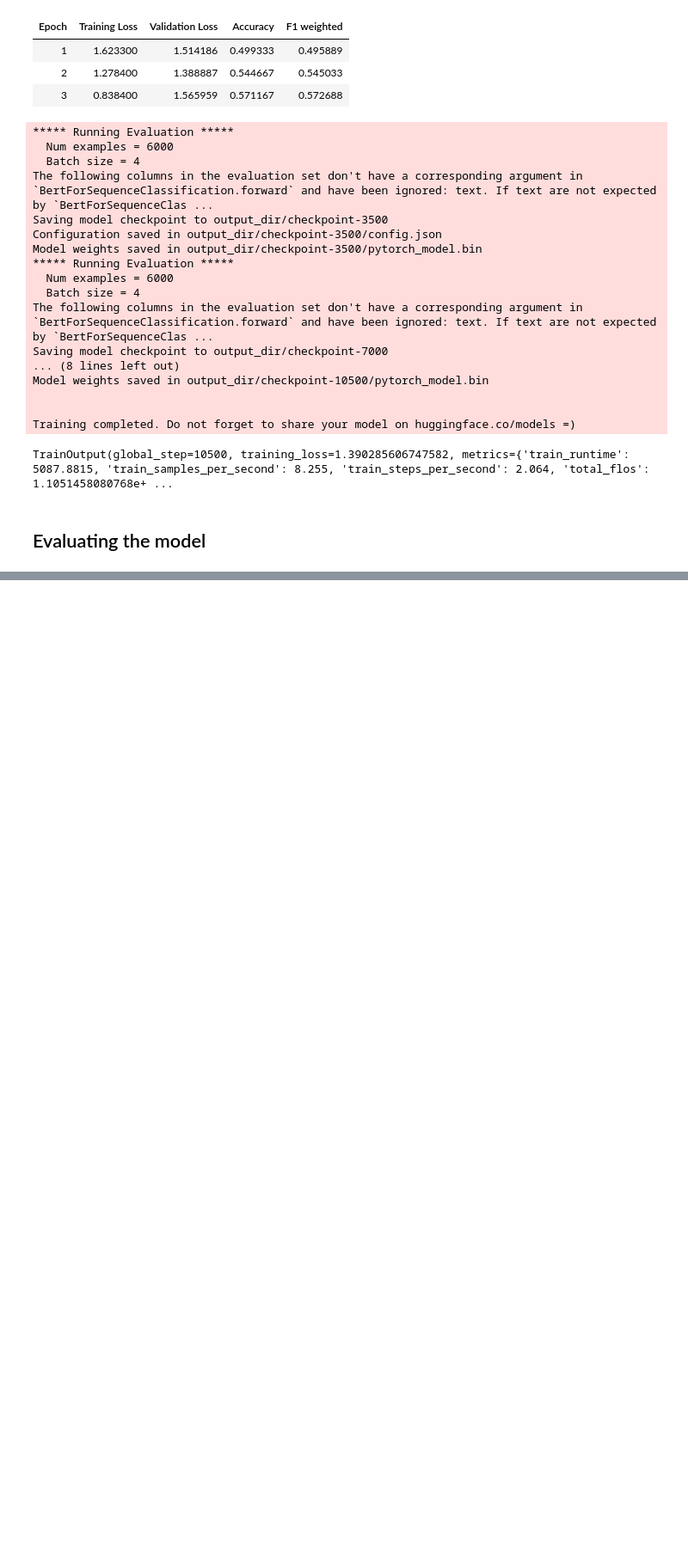
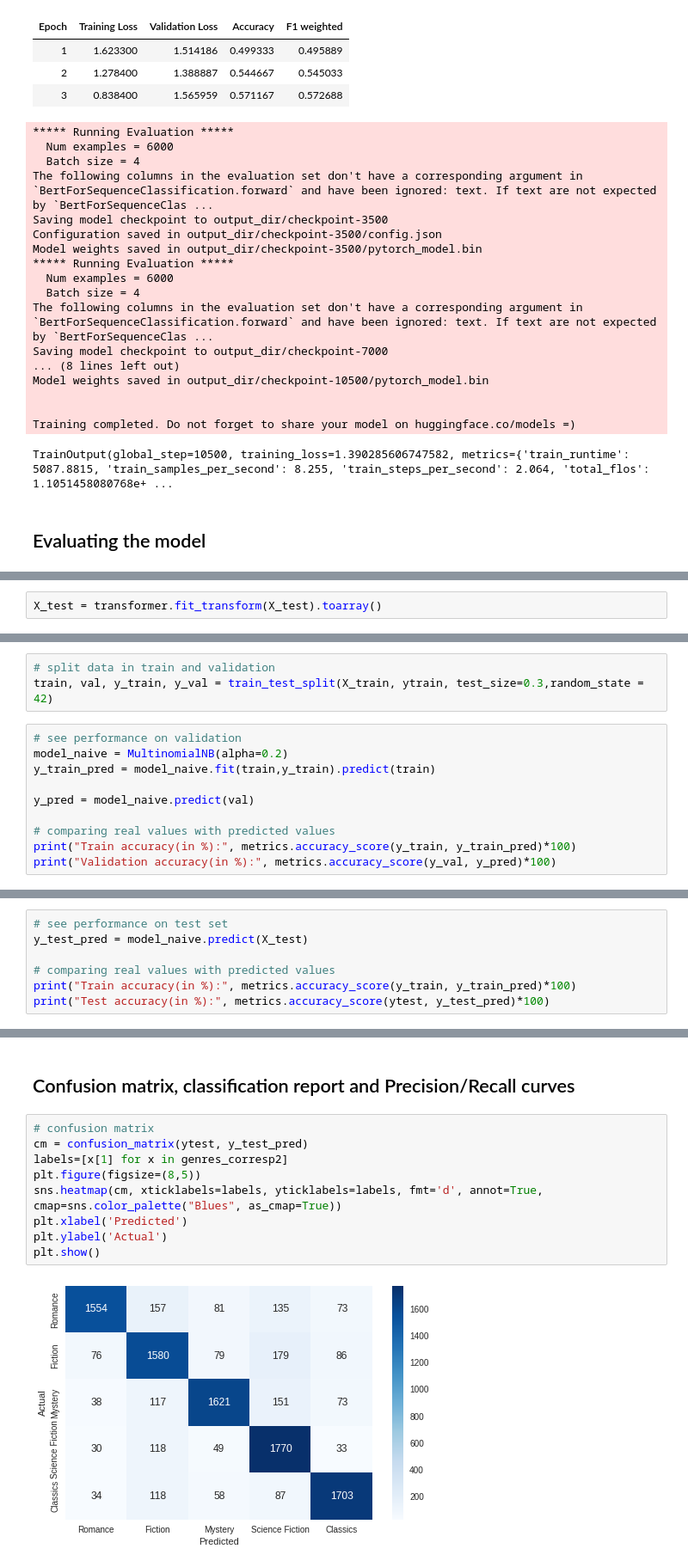
Before and after one commit to lwdovico/goodreads-book-reviews, a Jupyter notebook: Notebooks/03_Classification.ipynb, the cells around one changed output, grey strips where cells are left out. Shown at 86% size. Cells and saved outputs as stored; diff of their text form; blank space fills up the shorter version.

Commit message:
Update Subdivision Genre Class,  Naive Bayes classifier

```diff
--- a/Notebooks/03_Classification.ipynb
+++ b/Notebooks/03_Classification.ipynb
@@ -459,0 +590,2 @@ The following columns in the evaluation set don't have a corresponding argument
+# %%
+X_test = transformer.fit_transform(X_test).toarray()
@@ -459,0 +594,13 @@ The following columns in the evaluation set don't have a corresponding argument
+# %%
+# split data in train and validation
+train, val, y_train, y_val = train_test_split(X_train, ytrain, test_size=0.3,random_state = 42)
+# %%
+# see performance on validation
+model_naive = MultinomialNB(alpha=0.2)
+y_train_pred = model_naive.fit(train,y_train).predict(train)
+
+y_pred = model_naive.predict(val)
+
+# comparing real values with predicted values
+print("Train accuracy(in %):", metrics.accuracy_score(y_train, y_train_pred)*100)
+print("Validation accuracy(in %):", metrics.accuracy_score(y_val, y_pred)*100)
@@ -459,0 +610,7 @@ The following columns in the evaluation set don't have a corresponding argument
+# %%
+# see performance on test set
+y_test_pred = model_naive.predict(X_test)
+
+# comparing real values with predicted values
+print("Train accuracy(in %):", metrics.accuracy_score(y_train, y_train_pred)*100)
+print("Test accuracy(in %):", metrics.accuracy_score(ytest, y_test_pred)*100)
@@ -459,0 +638,13 @@ The following columns in the evaluation set don't have a corresponding argument
+# %% [markdown]
+## Confusion matrix, classification report and Precision/Recall curves
+# %%
+# confusion matrix
+cm = confusion_matrix(ytest, y_test_pred)
+labels=[x[1] for x in genres_corresp2]
+plt.figure(figsize=(8,5))
+sns.heatmap(cm, xticklabels=labels, yticklabels=labels, fmt='d', annot=True, cmap=sns.color_palette("Blues", as_cmap=True))
+plt.xlabel('Predicted')
+plt.ylabel('Actual')
+plt.show()
+# %% [output]
+[figure, added]
```
Also changed, not shown: parts of 22 cells of this notebook.
